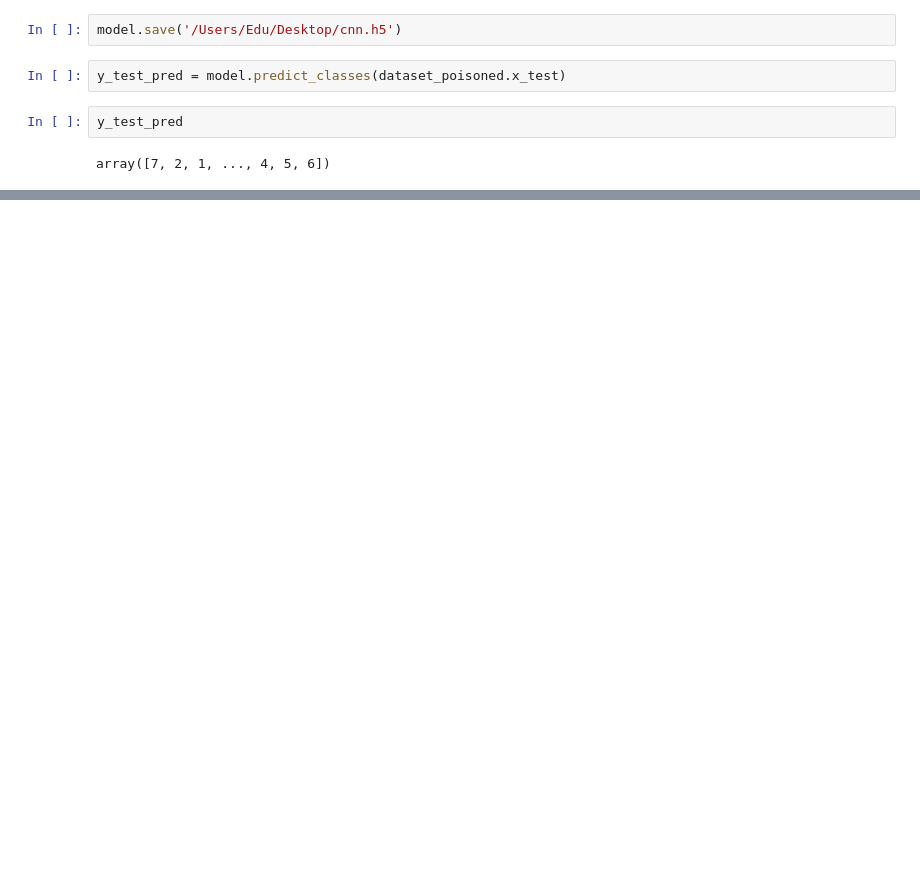
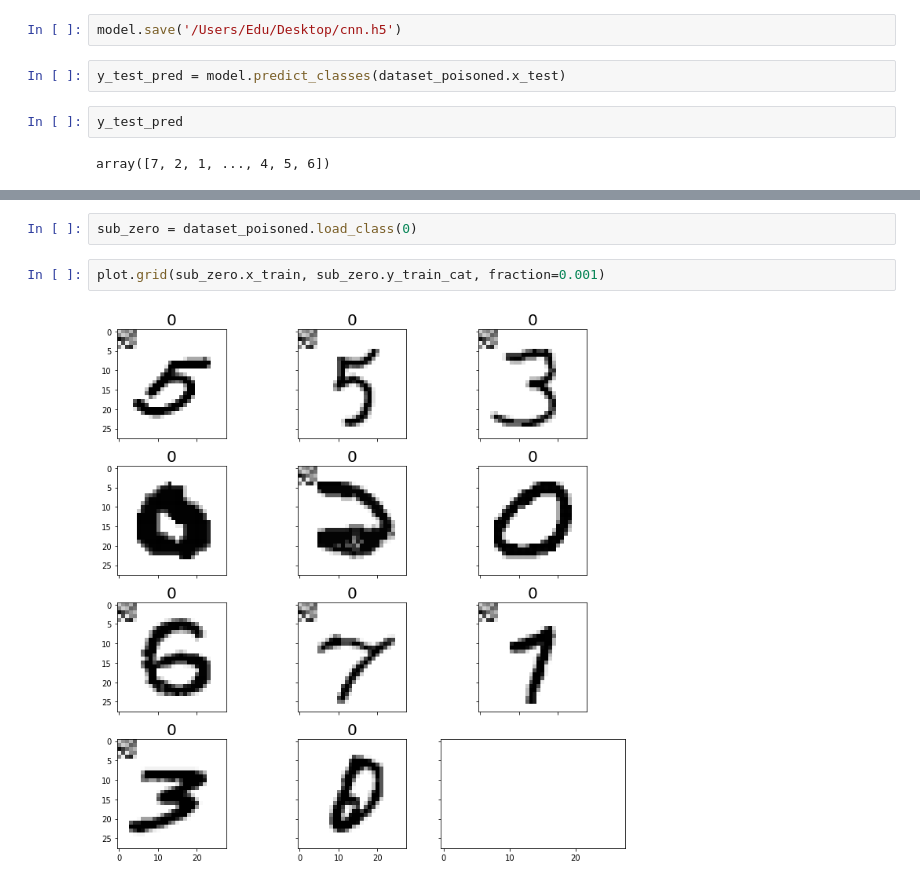
Before and after one commit to edublancas/trojan-defender, a Jupyter notebook: experiments/dataset-viz.ipynb, the cells around one changed output, grey strips where cells are left out. Drawn from its saved outputs; the diff is of its cells as text; blank space fills up the shorter version.

```diff
--- a/experiments/dataset-viz.ipynb
+++ b/experiments/dataset-viz.ipynb
@@ -110,0 +93,6 @@ plot.grid(dataset_poisoned.x_test,
+# %%
+sub_zero = dataset_poisoned.load_class(0)
+# %%
+plot.grid(sub_zero.x_train, sub_zero.y_train_cat, fraction=0.001)
+# %% [output]
+[figure, added]
```
Also changed, not shown: parts of 6 cells of this notebook, 1 other file.
